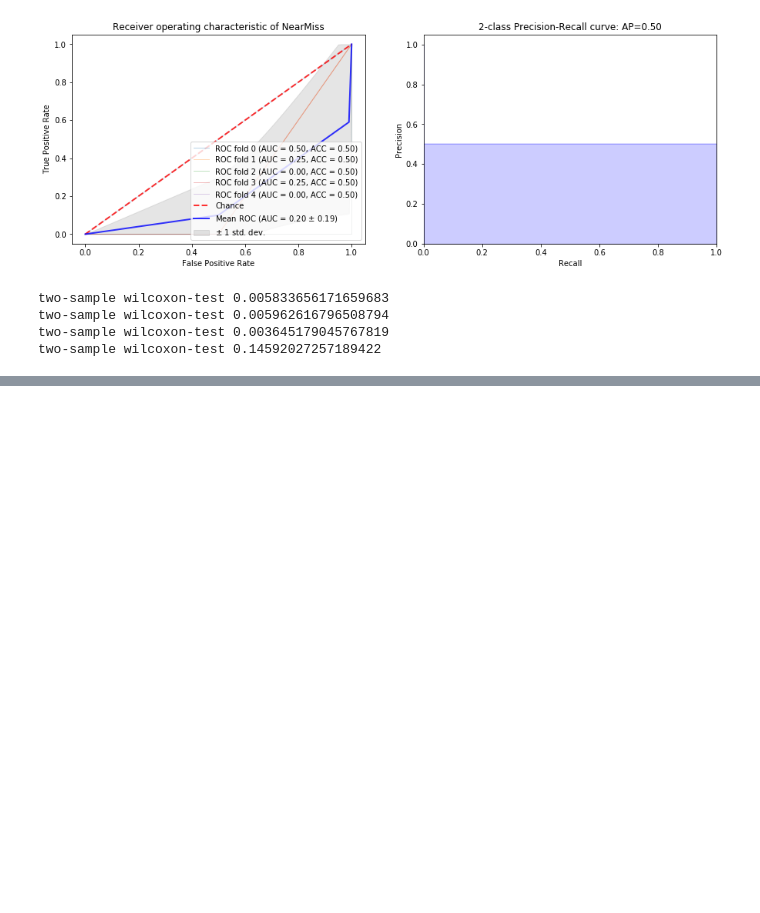
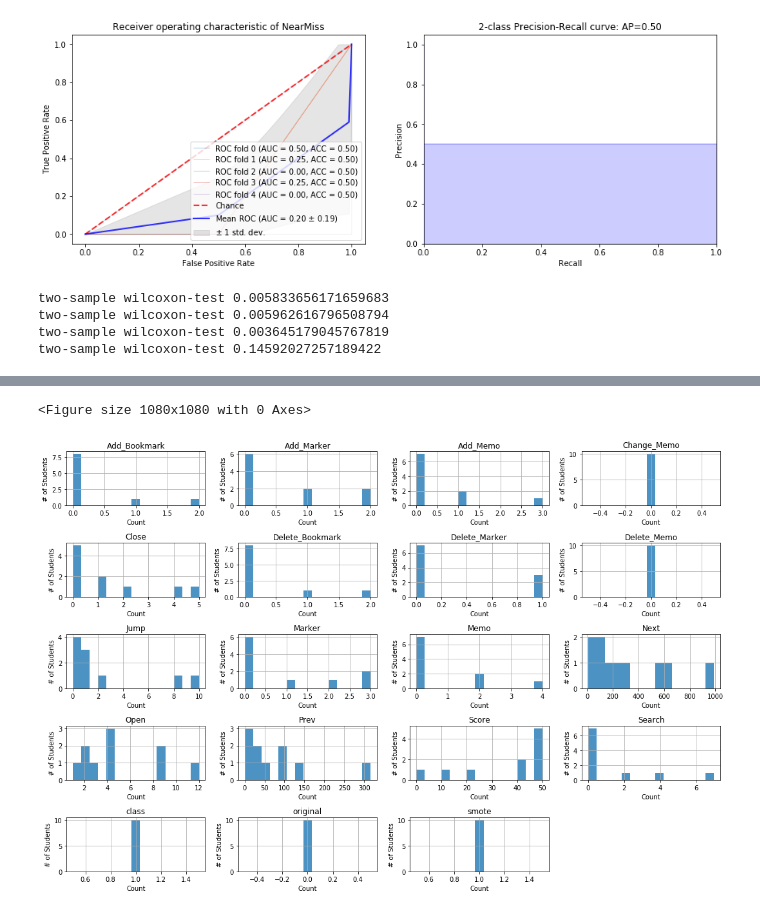
Before and after one commit to owen198/kslab, a Jupyter notebook: ds_comparision/ROC Curve - KU1.ipynb, the cells around one changed output, grey strips where cells are left out. Drawn from its saved outputs; the diff is of its cells as text; code cells hidden in the pictures; blank space fills up the shorter version.

```diff
--- a/ds_comparision/ROC Curve - KU1.ipynb
+++ b/ds_comparision/ROC Curve - KU1.ipynb
@@ -226,3 +226,13 @@ two-sample wilcoxon-test 0.005833656171659683
 two-sample wilcoxon-test 0.005962616796508794
 two-sample wilcoxon-test 0.003645179045767819
 two-sample wilcoxon-test 0.14592027257189422
+# %%
+y_pred = clf_binary.fit(X, y).predict_proba(X)
+
+res_X, res_y = SMOTE(ratio = 1.0).fit_sample(X, y)
+y_pred_res = clf_binary.fit(res_X, res_y).predict_proba(X)
+# %%
+temp_pd = ncu_ets
+temp_pd['original'] = y_pred[:, 1].round()
+temp_pd['smote'] = y_pred_res[:, 1].round()
+temp_pd.head(5)
@@ -228,0 +246,18 @@ two-sample wilcoxon-test 0.14592027257189422
+# %%
+origin_pd = temp_pd.ix[(temp_pd['class']==True) & (temp_pd['original'] == 0.0)]
+smote_pd = temp_pd.ix[(temp_pd['class']==True) & (temp_pd['original'] == 0.0) & (temp_pd['smote'] == 1.0)]
+# %%
+plt.figure(figsize=(15, 15))
+ax = origin_pd.hist(alpha=0.8, bins=15, figsize=(15, 10))
+
+for array in ax:
+    for subplot in array:
+        subplot.set_ylabel('# of Students')
+        subplot.set_xlabel('Count')
+
+plt.tight_layout()
+image_name = './images/' + datasets + '_' + 'fc_original' + '.png'
+plt.savefig(image_name, dpi=300)
+# %% [output]
+<Figure size 1080x1080 with 0 Axes>
+[figure, added]
```
Also changed, not shown: parts of 2 cells of this notebook, 10 other files.
